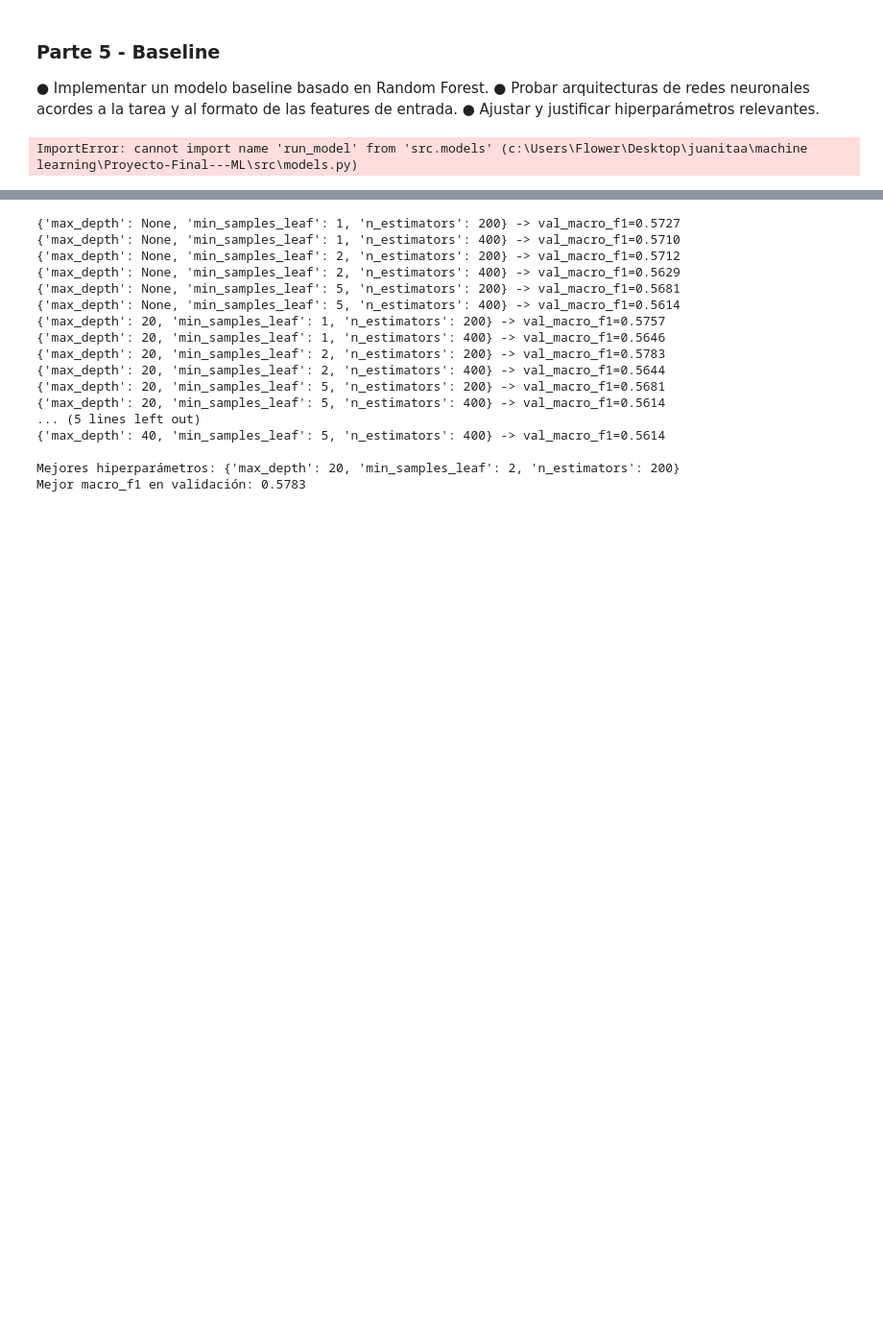
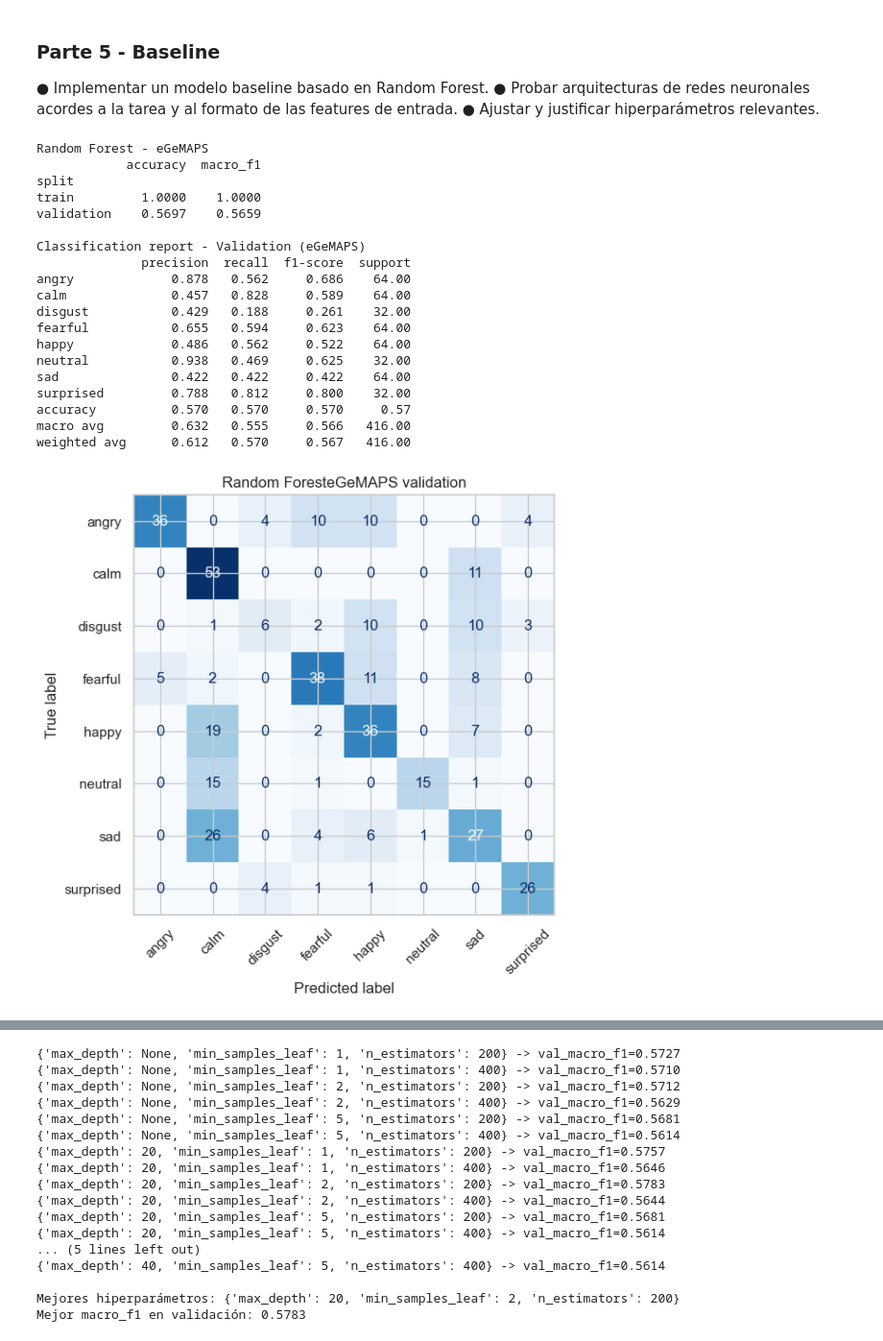
Before and after one commit to pjuls/Proyecto-Final---ML, a Jupyter notebook: notebooks/00_proyecto_final.ipynb, the cells around one changed output, grey strips where cells are left out. Shown at 96% size. Cells and saved outputs as stored; diff of their text form; code cells hidden in the pictures; blank space fills up the shorter version.

```diff
--- a/notebooks/00_proyecto_final.ipynb
+++ b/notebooks/00_proyecto_final.ipynb
@@ -890,35 +890,53 @@ import pandas as pd
 
 sys.path.append(os.path.abspath(".."))
 
 from src.models import (
     build_random_forest_baseline,
     train_model,
     evaluate_model,
     evaluate_test,
     build_mlp,
-    run_model,
     tune_hyperparameters,
     plot_feature_importances,
 )
 
 # Feature columns de cada conjunto
 feature_cols1 = train_df1.drop(columns=["emotion", "actor", "gender","channel"]).columns
 feature_cols2 = train_df2.drop(columns=["emotion", "actor", "gender","channel"]).columns
 
 
 #4 modelos--> hacemos 2 tuning porq sino es eterno: rf->egemaps y mlp->wa2vec
 
 # m1 random forest egemaps
 rf_egemaps = build_random_forest_baseline()
 rf_egemaps = train_model(rf_egemaps, X_train1, y_train1)
 
 
 metrics_rf_egemaps_train_val = evaluate_model(
     rf_egemaps, X_train1, y_train1, X_val1, y_val1,
     nombre_modelo="Random Forest", nombre_features="eGeMAPS",
 )
 # %% [output]
-ImportError: cannot import name 'run_model' from 'src.models' (c:\Users\Flower\Desktop\juanitaa\machine learning\Proyecto-Final---ML\src\models.py)
+Random Forest - eGeMAPS
+            accuracy  macro_f1
+split
+train         1.0000    1.0000
+validation    0.5697    0.5659
+
+Classification report - Validation (eGeMAPS)
+              precision  recall  f1-score  support
+angry             0.878   0.562     0.686    64.00
+calm              0.457   0.828     0.589    64.00
+disgust           0.429   0.188     0.261    32.00
+fearful           0.655   0.594     0.623    64.00
+happy             0.486   0.562     0.522    64.00
+neutral           0.938   0.469     0.625    32.00
+sad               0.422   0.422     0.422    64.00
+surprised         0.788   0.812     0.800    32.00
+accuracy          0.570   0.570     0.570     0.57
+macro avg         0.632   0.555     0.566   416.00
+weighted avg      0.612   0.570     0.567   416.00
+[figure, added]
 # %%
 #m2: radnom forest con wav2vec
 
```
Also changed, not shown: parts of 11 cells of this notebook, 1 other file.
